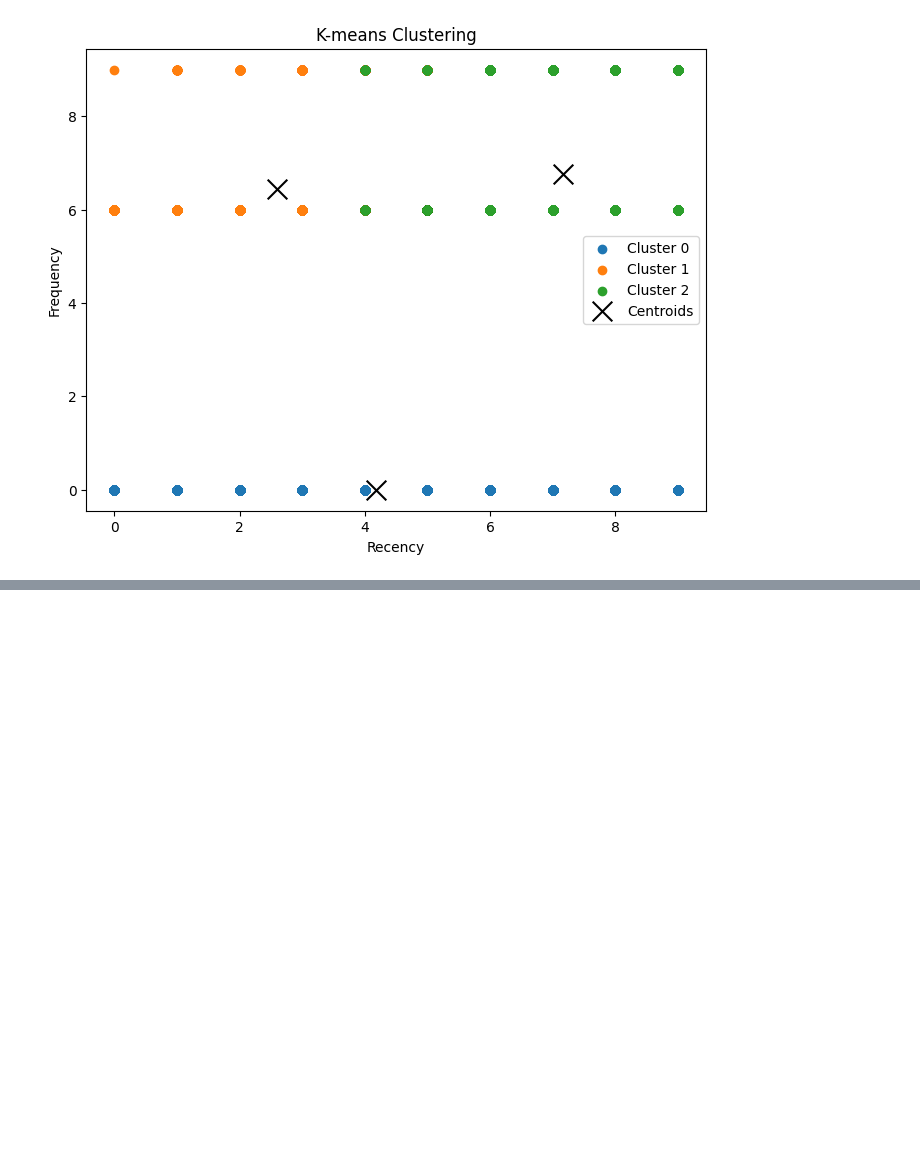
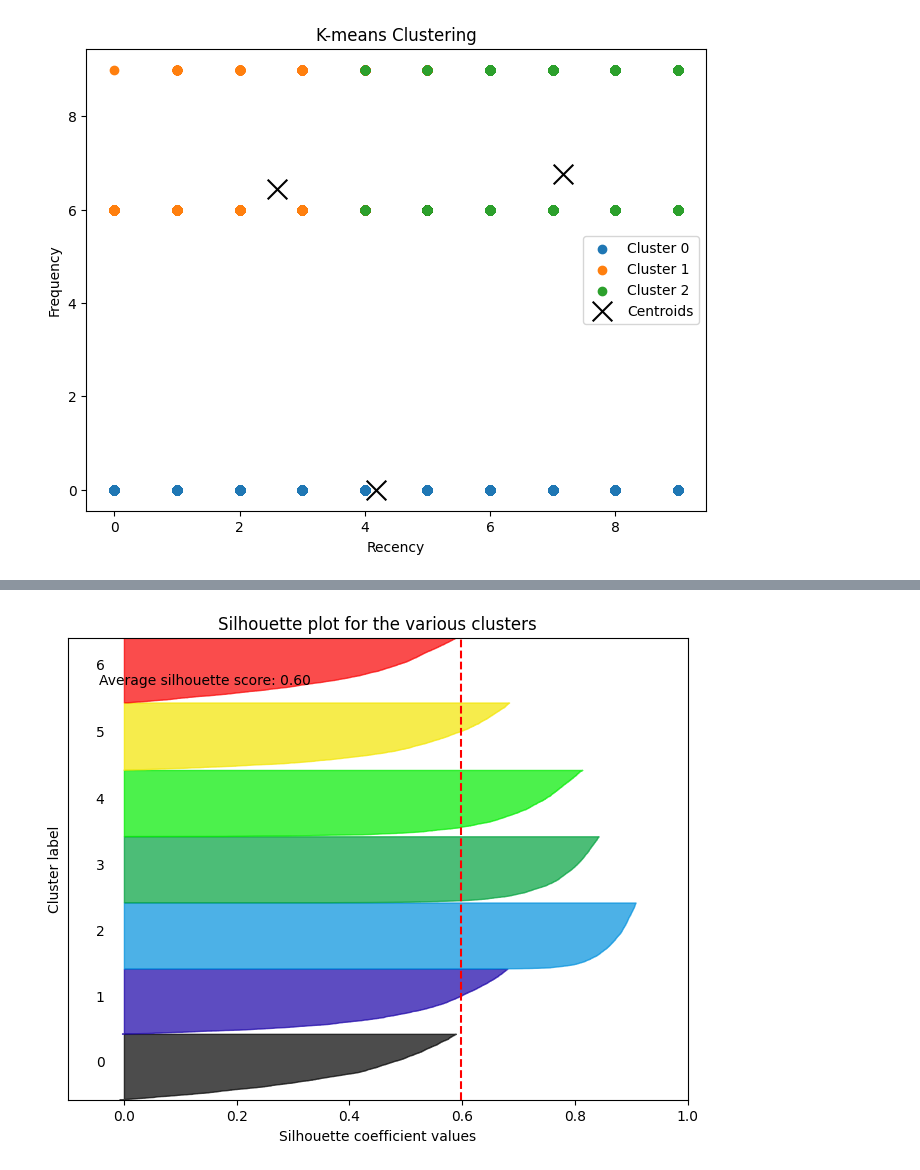
Before and after one commit to MohamedWael45/RFM, a Jupyter notebook: RFM_VeryFinal.ipynb, the cells around one changed output, grey strips where cells are left out. Cells and saved outputs as stored; diff of their text form; code cells hidden in the pictures; blank space fills up the shorter version.

```diff
--- a/RFM_VeryFinal.ipynb
+++ b/RFM_VeryFinal.ipynb
@@ -484,0 +354,90 @@ Time taken for K-means clustering: 0.8242030143737793 seconds
+# %%
+X, y_true = make_blobs(n_samples=18484, centers=7, random_state=42)
+
+# Number of desired clusters (experiment with different values)
+n_clusters = 7
+
+# KMeans clustering
+kmeans = KMeans(n_clusters=n_clusters, random_state=42)
+kmeans.fit(X)
+
+# Silhouette coefficient calculation
+silhouette_avg = silhouette_score(X, kmeans.labels_)
+silhouette_values = silhouette_samples(X, kmeans.labels_)
+
+# Creating a figure
+fig, ax = plt.subplots(figsize=(8, 6))
+
+# Setting the x-axis limits
+ax.set_xlim([-0.1, 1])
+
+# Setting the y-axis limits
+ax.set_ylim([0, len(X)])
+
+# Plotting the silhouette scores for each data point
+y_lower = 10
+for i in range(n_clusters):
+    # Selecting silhouette scores for the ith cluster
+    ith_cluster_silhouette_values = silhouette_values[kmeans.labels_ == i]
+
+    # Checking if the cluster is not empty
+    if ith_cluster_silhouette_values.size == 0:
+        continue
+
+    # Sorting silhouette scores in descending order
+    ith_cluster_silhouette_values.sort()  # Descending order
+
+    # Size of the ith cluster
+    size_cluster_i = ith_cluster_silhouette_values.shape[0]
+
+    # y-axis position for the ith cluster
+    y_upper = y_lower + size_cluster_i
+
+    # Color for the ith cluster
+    color = plt.cm.nipy_spectral(float(i) / n_clusters)
+
+    # Filling area with silhouette scores for ith cluster
+    ax.fill_betweenx(np.arange(y_lower, y_upper),
+                     0, ith_cluster_silhouette_values,
+                     facecolor=color, edgecolor=color, alpha=0.7)
+
+    # Labeling the silhouette plot with cluster number
+    ax.text(-0.05, y_lower + 0.5 * size_cluster_i, str(i))
+
+    # Updating y_lower for the next cluster
+    y_lower = y_upper + 10
+
+# Labeling with average silhouette score
+ax.axvline(x=silhouette_avg, color="red", linestyle="--")
+ax.text(0.05, 0.9, 'Average silhouette score: {:.2f}'.format(silhouette_avg),
+        transform=ax.transAxes)
+
+# Setting x and y-axis labels
+ax.set_xlabel("Silhouette coefficient values")
+ax.set_ylabel("Cluster label")
+
+# Removing y-axis ticks
+ax.set_yticks([])
+
+# Setting the title
+ax.set_title("Silhouette plot for the various clusters")
+
+# Showing the plot
+plt.show()
+
+X = df2[['Recency', 'Frequency', 'Monetary']]
+initial_centroids = X.median().values.reshape(1, -1)
+kmeans = KMeans(n_clusters=7, init='k-means++', n_init=1, max_iter=4, random_state=42)
+kmeans.fit(X)
+labels = kmeans.labels_
+fig = plt.figure(figsize=(8, 6))
+ax = fig.add_subplot(111, projection='3d')
+ax.scatter(X['Recency'], X['Frequency'], X['Monetary'], c=labels.astype(np.float64), edgecolor='k')
+
+ax.set_xlabel('Recency')
+ax.set_ylabel('Frequency')
+ax.set_zlabel('Monetary')
+plt.title('K-Means Clustering')
+plt.show()
+# %% [output]
+[figure, added]
```
Also changed, not shown: parts of 12 cells of this notebook.
